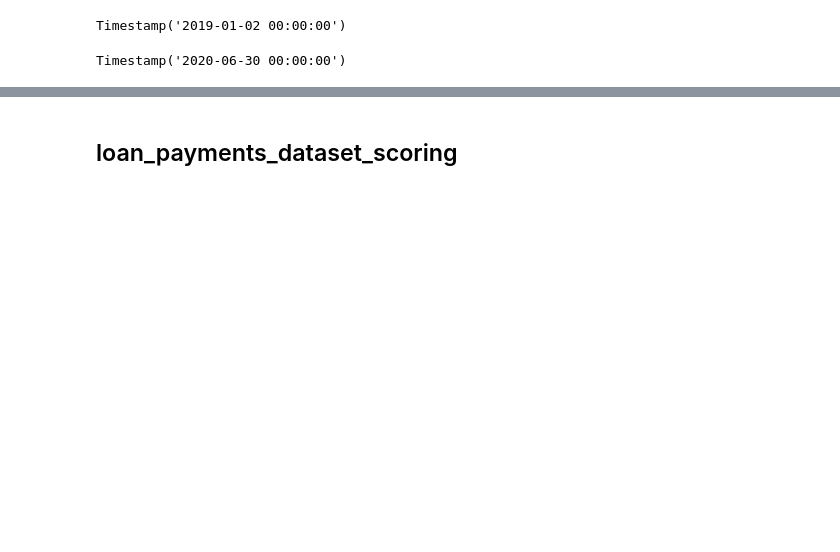
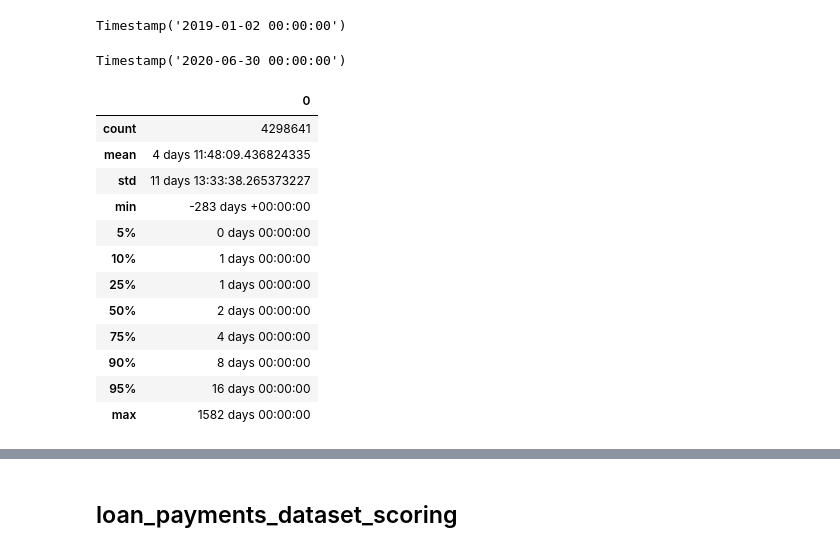
Before and after one commit to facupalavecino/hopp-time-series, a Jupyter notebook: notebooks/eda.ipynb, the cells around one changed output, grey strips where cells are left out. Cells and saved outputs as stored; diff of their text form; code cells hidden in the pictures; blank space fills up the shorter version.

```diff
--- a/notebooks/eda.ipynb
+++ b/notebooks/eda.ipynb
@@ -113,3 +192,21 @@ Timestamp('2019-01-02 00:00:00')
 payments.PaymentProcessingDate.max()
 # %% [output]
 Timestamp('2020-06-30 00:00:00')
+# %%
+pd.DataFrame(
+    (payments.PaymentProcessingDate - payments.PaymentTransferDate).describe(percentiles=[.05, .1, .25, .5, .75, .9, .95])
+)
+# %% [output]
+|  | 0 |
+| count | 4298641 |
+| mean | 4 days 11:48:09.436824335 |
+| std | 11 days 13:33:38.265373227 |
+| min | -283 days +00:00:00 |
+| 5% | 0 days 00:00:00 |
+| 10% | 1 days 00:00:00 |
+| 25% | 1 days 00:00:00 |
+| 50% | 2 days 00:00:00 |
+| 75% | 4 days 00:00:00 |
+| 90% | 8 days 00:00:00 |
+| 95% | 16 days 00:00:00 |
+| max | 1582 days 00:00:00 |
```
Also changed, not shown: parts of 33 cells of this notebook, 7 other files.
